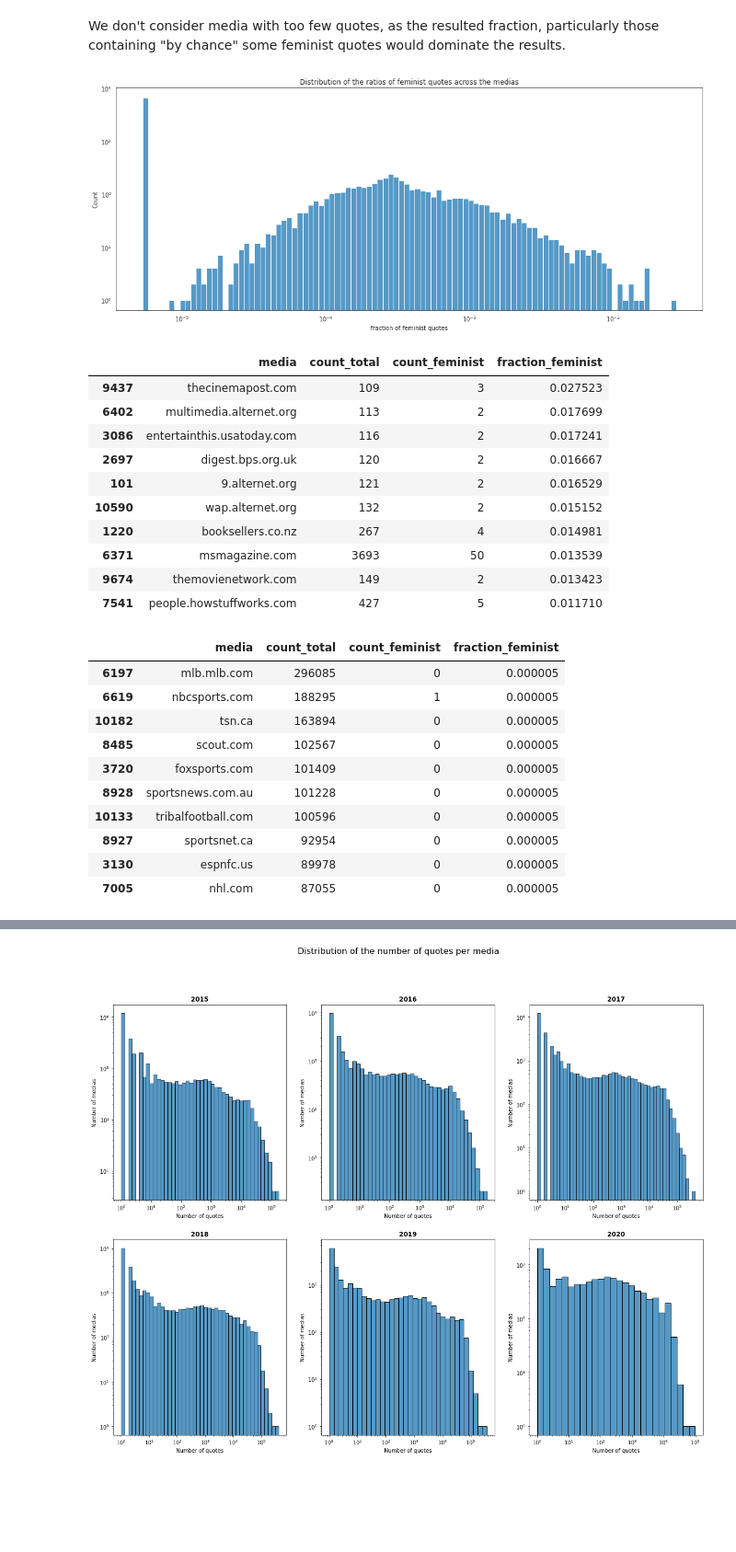
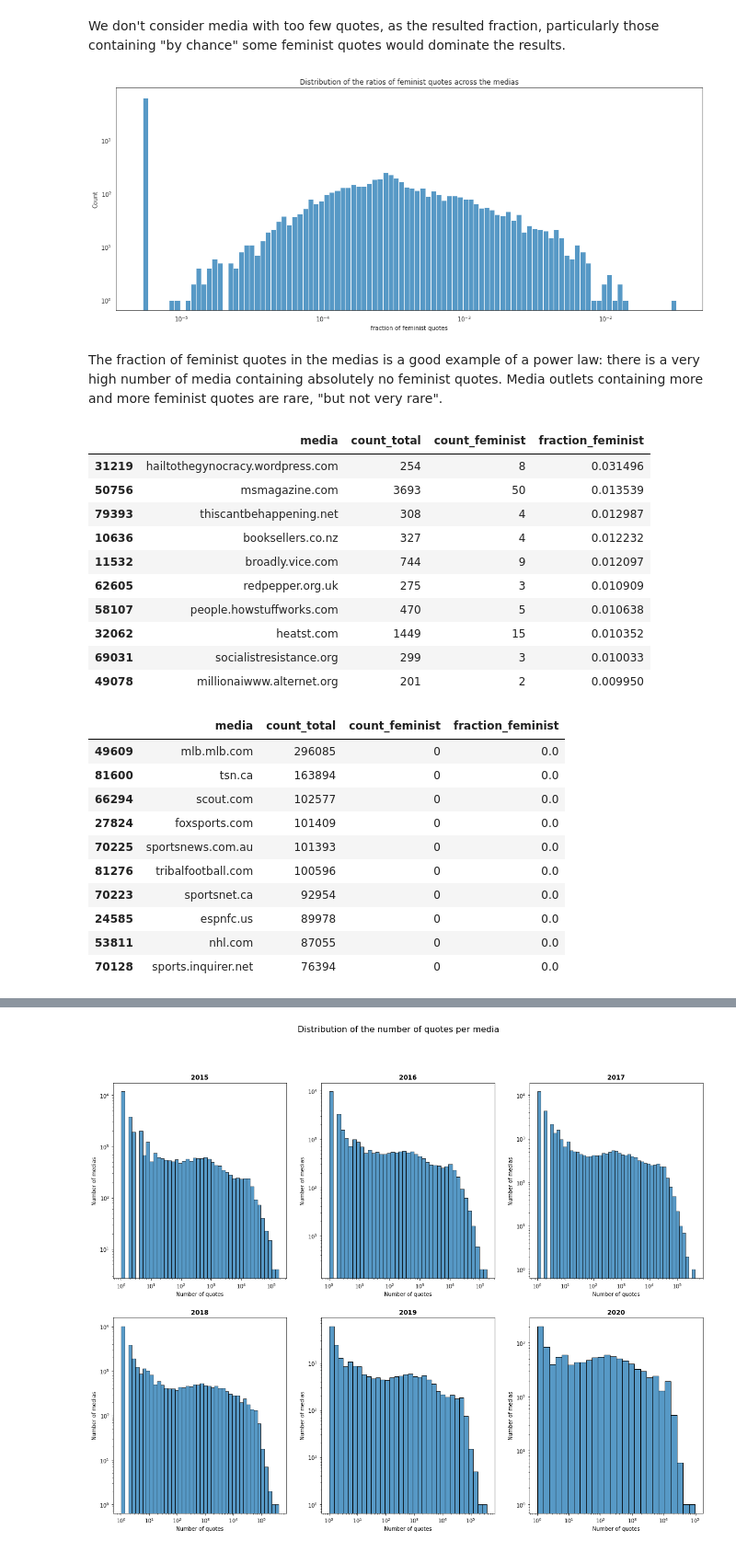
Before and after one commit to epfl-ada/ada-2021-project-wow, a Jupyter notebook: ADA_project.ipynb, the cells around one changed output, grey strips where cells are left out. Shown at 92% size. Saved outputs shown, nothing was run; the diff lists cells and outputs as text; code cells hidden in the pictures; blank space fills up the shorter version.

```diff
--- a/ADA_project.ipynb
+++ b/ADA_project.ipynb
@@ -991,60 +910,63 @@ We first aggregate to have the total count over the years for each media
 # %%
 media_quote_counts = media_quote_counts_df.groupby(by=['media']).sum().reset_index()
 media_quote_counts = media_quote_counts[['media', 'count_total', 'count_feminist']]
-media_quote_counts['fraction_feminist'] = media_quote_counts['count_feminist'] * 1 / media_quote_counts['count_total']
+media_quote_counts['fraction_feminist'] = media_quote_counts['count_feminist']/ media_quote_counts['count_total']
 media_quote_counts = media_quote_counts.sort_values(by='fraction_feminist')
 # %% [markdown]
 We don't consider media with too few quotes, as the resulted fraction, particularly those containing "by chance" some feminist quotes would dominate the results.
 # %%
 # We don't consider media with too few quotes, as the resulted fraction, particularly those contain
-media_quote_counts = media_quote_counts[media_quote_counts['count_total'] > 100]
+media_quote_counts = media_quote_counts[media_quote_counts['count_total'] > 200]
 # %%
 # Some boilerplate to initialise things
 sns.set_style(style='white')
 plt.figure(figsize=(18, 7))
 
 # sns cannot work when there are 0 values. We need to set them to a tiny value.
-min_frac = media_quote_counts[media_quote_counts['fraction_feminist'] != 0]['fraction_feminist'].min()
-media_quote_counts['fraction_feminist'] = media_quote_counts['fraction_feminist'].apply(lambda x: x if x != 0 else min_frac)
+media_quote_counts_visu = media_quote_counts.copy()
+min_frac = media_quote_counts_visu[media_quote_counts_visu['fraction_feminist'] != 0]['fraction_feminist'].min()
+media_quote_counts_visu['fraction_feminist'] = media_quote_counts_visu['fraction_feminist'].apply(lambda x: x if x != 0 else min_frac)
 
 # This is where the actual plot gets made
-ax = sns.histplot(data=media_quote_counts, x='fraction_feminist', bins=100, log_scale=True)
+ax = sns.histplot(data=media_quote_counts_visu, x='fraction_feminist', bins=100, log_scale=True)
 ax.set_yscale('log')
 ax.set_title('Distribution of the ratios of feminist quotes across the medias')
 ax.set_ylabel('Count')
 ax.set_xlabel('fraction of feminist quotes')
 ax.grid(False)
 # %% [output]
-[figure, old version]
+[figure, new version]
+# %% [markdown]
+The fraction of feminist quotes in the medias is a good example of a power law: there is a very high number of media containing absolutely no feminist quotes. Media outlets containing more and more feminist quotes are rare, "but not very rare".
 # %%
 # media outlets with the highest fraction of feminist quotes
 media_quote_counts = media_quote_counts.sort_values(by=['fraction_feminist', 'count_total'], ascending=False)
 media_quote_counts.head(10)
 # %% [output]
 |  | media | count_total | count_feminist | fraction_feminist |
-| 9437 | thecinemapost.com | 109 | 3 | 0.027523 |
-| 6402 | multimedia.alternet.org | 113 | 2 | 0.017699 |
-| 3086 | entertainthis.usatoday.com | 116 | 2 | 0.017241 |
-| 2697 | digest.bps.org.uk | 120 | 2 | 0.016667 |
-| 101 | 9.alternet.org | 121 | 2 | 0.016529 |
-| 10590 | wap.alternet.org | 132 | 2 | 0.015152 |
-| 1220 | booksellers.co.nz | 267 | 4 | 0.014981 |
-| 6371 | msmagazine.com | 3693 | 50 | 0.013539 |
-| 9674 | themovienetwork.com | 149 | 2 | 0.013423 |
-| 7541 | people.howstuffworks.com | 427 | 5 | 0.011710 |
+| 31219 | hailtothegynocracy.wordpress.com | 254 | 8 | 0.031496 |
+| 50756 | msmagazine.com | 3693 | 50 | 0.013539 |
+| 79393 | thiscantbehappening.net | 308 | 4 | 0.012987 |
+| 10636 | booksellers.co.nz | 327 | 4 | 0.012232 |
+| 11532 | broadly.vice.com | 744 | 9 | 0.012097 |
+| 62605 | redpepper.org.uk | 275 | 3 | 0.010909 |
+| 58107 | people.howstuffworks.com | 470 | 5 | 0.010638 |
+| 32062 | heatst.com | 1449 | 15 | 0.010352 |
+| 69031 | socialistresistance.org | 299 | 3 | 0.010033 |
+| 49078 | millionaiwww.alternet.org | 201 | 2 | 0.009950 |
 # %%
 # media outlets with the lowest fraction of feminist quotes
 media_quote_counts = media_quote_counts.sort_values(by=['fraction_feminist', 'count_total'], ascending=[True, False])
 media_quote_counts.head(10)
 # %% [output]
 |  | media | count_total | count_feminist | fraction_feminist |
-| 6197 | mlb.mlb.com | 296085 | 0 | 0.000005 |
-| 6619 | nbcsports.com | 188295 | 1 | 0.000005 |
-| 10182 | tsn.ca | 163894 | 0 | 0.000005 |
-| 8485 | scout.com | 102567 | 0 | 0.000005 |
-| 3720 | foxsports.com | 101409 | 0 | 0.000005 |
-| 8928 | sportsnews.com.au | 101228 | 0 | 0.000005 |
-| 10133 | tribalfootball.com | 100596 | 0 | 0.000005 |
-| 8927 | sportsnet.ca | 92954 | 0 | 0.000005 |
-| 3130 | espnfc.us | 89978 | 0 | 0.000005 |
-| 7005 | nhl.com | 87055 | 0 | 0.000005 |
+| 49609 | mlb.mlb.com | 296085 | 0 | 0.0 |
+| 81600 | tsn.ca | 163894 | 0 | 0.0 |
+| 66294 | scout.com | 102577 | 0 | 0.0 |
+| 27824 | foxsports.com | 101409 | 0 | 0.0 |
+| 70225 | sportsnews.com.au | 101393 | 0 | 0.0 |
+| 81276 | tribalfootball.com | 100596 | 0 | 0.0 |
+| 70223 | sportsnet.ca | 92954 | 0 | 0.0 |
+| 24585 | espnfc.us | 89978 | 0 | 0.0 |
+| 53811 | nhl.com | 87055 | 0 | 0.0 |
+| 70128 | sports.inquirer.net | 76394 | 0 | 0.0 |
```
Also changed, not shown: parts of 14 cells of this notebook.
